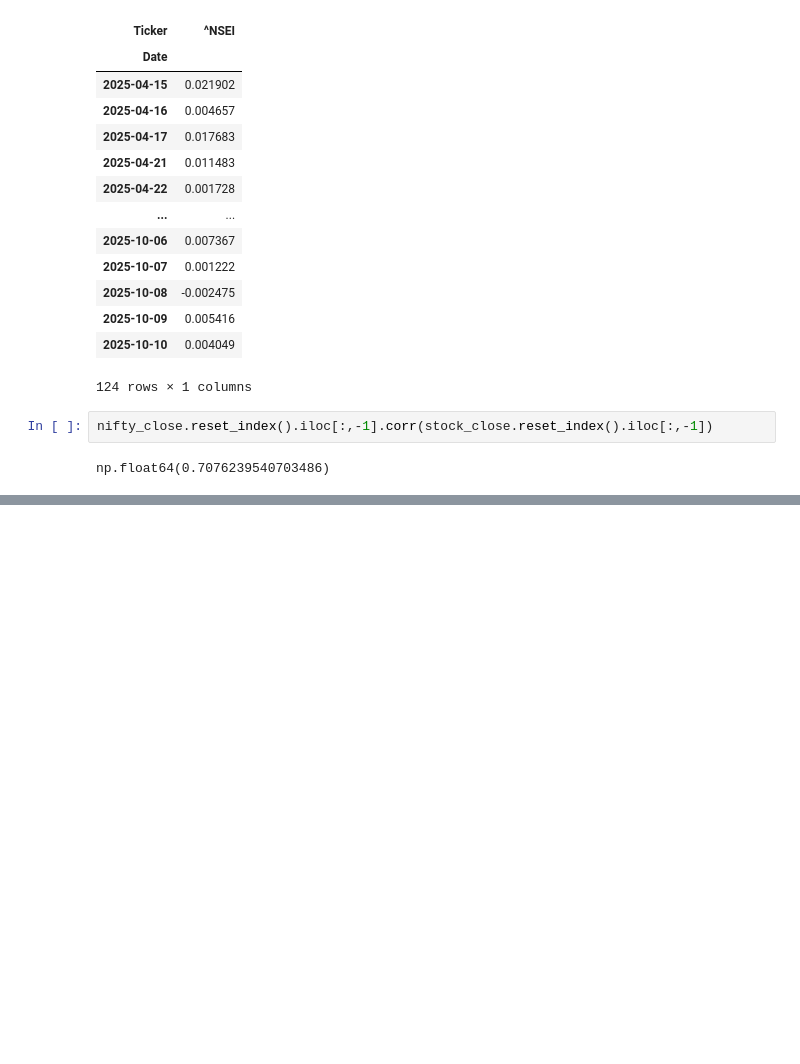
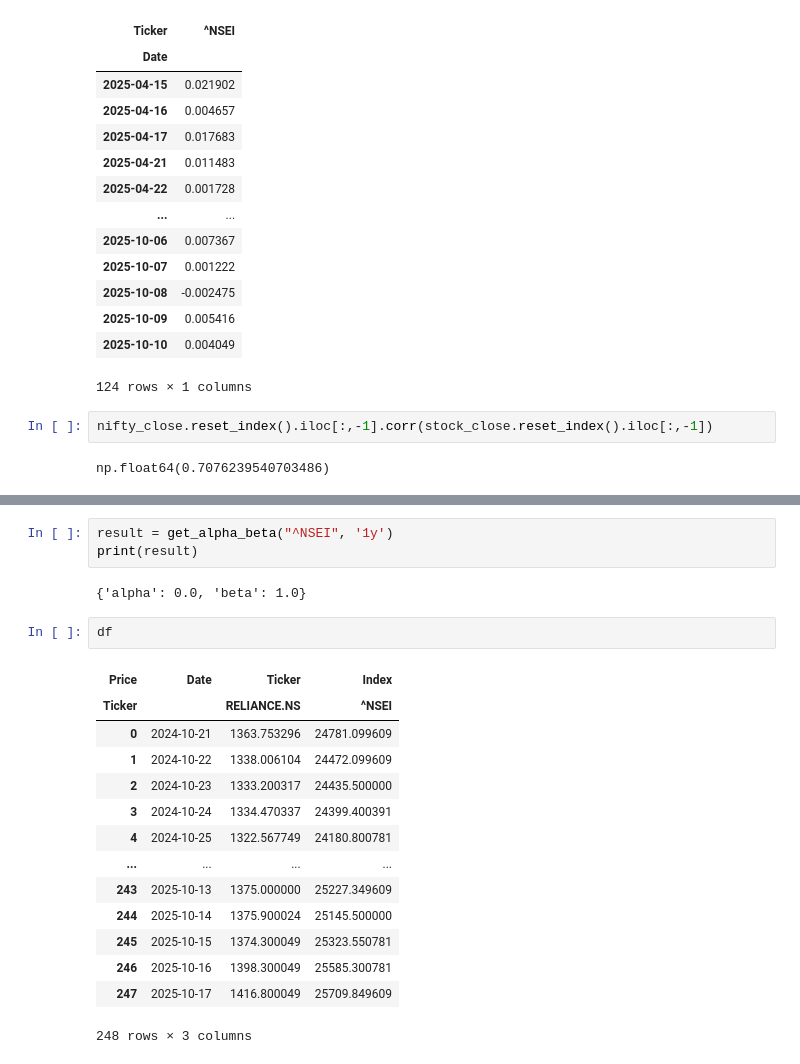
Before and after one commit to johndoe775/mcp_tools, a Jupyter notebook: research/trials.ipynb, the cells around one changed output, grey strips where cells are left out. Saved outputs shown, nothing was run; the diff lists cells and outputs as text; blank space fills up the shorter version.

```diff
--- a/research/trials.ipynb
+++ b/research/trials.ipynb
@@ -433,0 +502,22 @@ np.float64(0.7076239540703486)
+# %%
+result = get_alpha_beta("^NSEI", '1y')
+print(result)
+# %% [output]
+{'alpha': 0.0, 'beta': 1.0}
+# %%
+df
+# %% [output]
+| Price | Date | Ticker | Index |
+| Ticker |  | RELIANCE.NS | ^NSEI |
+| 0 | 2024-10-21 | 1363.753296 | 24781.099609 |
+| 1 | 2024-10-22 | 1338.006104 | 24472.099609 |
+| 2 | 2024-10-23 | 1333.200317 | 24435.500000 |
+| 3 | 2024-10-24 | 1334.470337 | 24399.400391 |
+| 4 | 2024-10-25 | 1322.567749 | 24180.800781 |
+| ... | ... | ... | ... |
+| 243 | 2025-10-13 | 1375.000000 | 25227.349609 |
+| 244 | 2025-10-14 | 1375.900024 | 25145.500000 |
+| 245 | 2025-10-15 | 1374.300049 | 25323.550781 |
+| 246 | 2025-10-16 | 1398.300049 | 25585.300781 |
+| 247 | 2025-10-17 | 1416.800049 | 25709.849609 |
+248 rows × 3 columns
```
Also changed, not shown: parts of 1 cell of this notebook, 2 other files.
